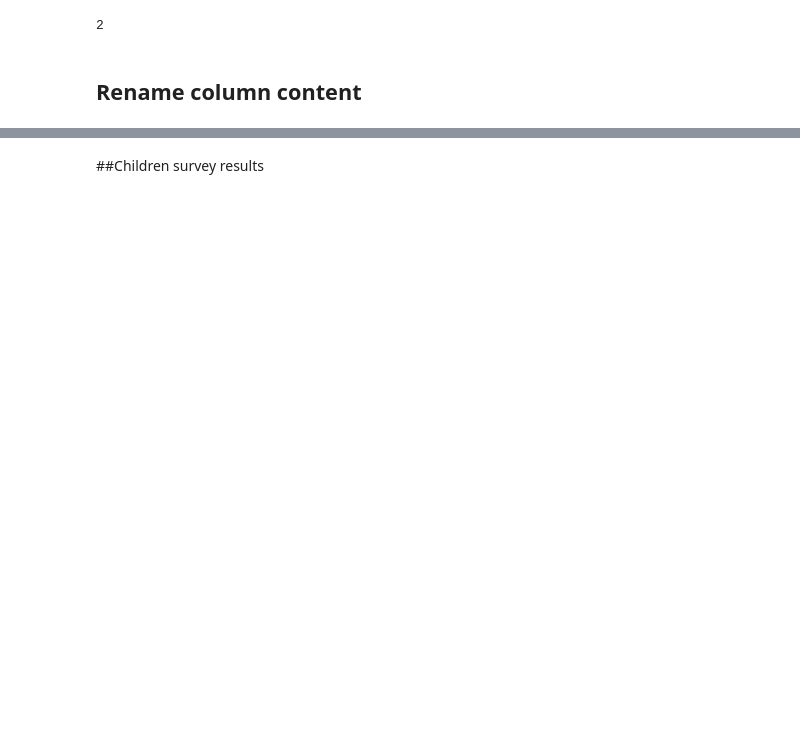
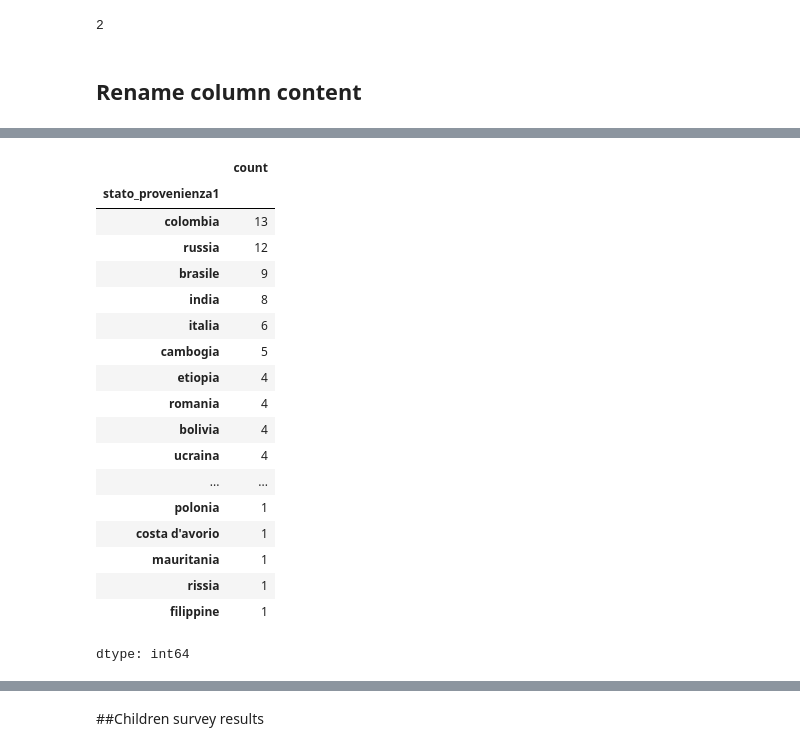
Before and after one commit to arina19-2000/unimi, a Jupyter notebook: tesi/tesi.ipynb, the cells around one changed output, grey strips where cells are left out. Drawn from its saved outputs; the diff is of its cells as text; code cells hidden in the pictures; blank space fills up the shorter version.

```diff
--- a/tesi/tesi.ipynb
+++ b/tesi/tesi.ipynb
@@ -173,0 +278,24 @@ Index(['genere', 'adozione', 'stato_provenienza',
+# %%
+dfa['stato_provenienza1'] = dfa['stato_provenienza1'].str.lower()
+
+dfa['stato_provenienza1'].value_counts()
+# %% [output]
+|  | count |
+| stato_provenienza1 |  |
+| colombia | 13 |
+| russia | 12 |
+| brasile | 9 |
+| india | 8 |
+| italia | 6 |
+| cambogia | 5 |
+| etiopia | 4 |
+| romania | 4 |
+| bolivia | 4 |
+| ucraina | 4 |
+| ... | ... |
+| polonia | 1 |
+| costa d'avorio | 1 |
+| mauritania | 1 |
+| rissia | 1 |
+| filippine | 1 |
+dtype: int64
```
Also changed, not shown: parts of 26 cells of this notebook.
